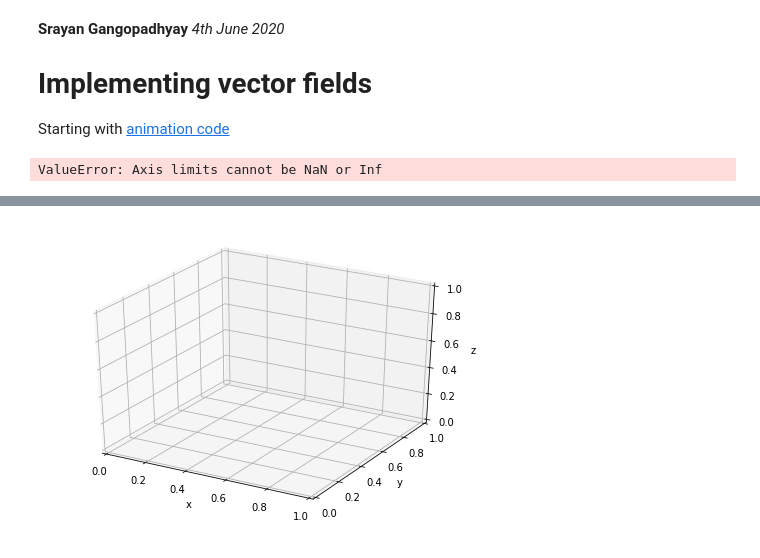
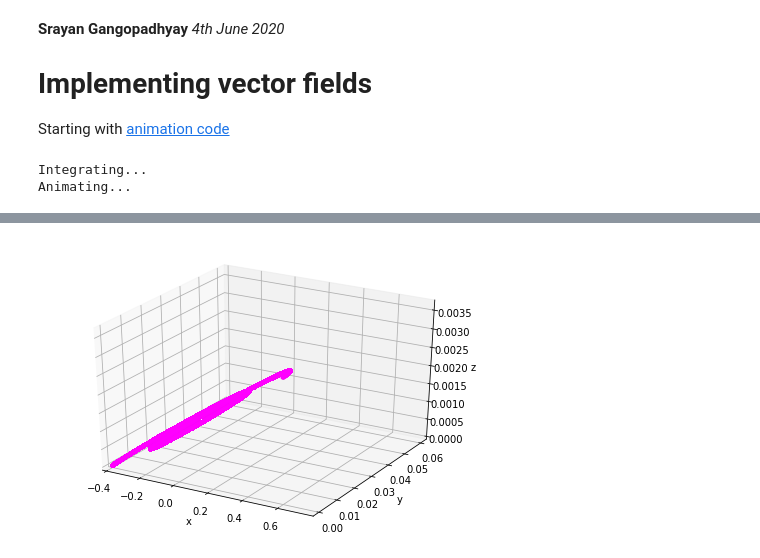
Before and after one commit to sgango/Y1-Project, a Jupyter notebook: ntbks/6_vecfields.ipynb, the cells around one changed output, grey strips where cells are left out. Saved outputs shown, nothing was run; the diff lists cells and outputs as text; code cells hidden in the pictures.

Commit message:
Improve efficiency of animation
 - Use funcAnimation instead of celluloid (more efficient)
 - Use stronger mag. field
 - Use much smaller step size and smaller end point

```diff
--- a/ntbks/6_vecfields.ipynb
+++ b/ntbks/6_vecfields.ipynb
@@ -15,18 +15,18 @@ Srayan Gangopadhyay
 import numpy as np
 import matplotlib.pyplot as plt
 from mpl_toolkits.mplot3d import Axes3D
-from celluloid import Camera  # easy animation module
+import matplotlib.animation as animation
 from IPython.display import HTML  # to display in notebook
 
 # PARAMETERS
-r0 = [0, 0, 0]  # initial position
-v0 = [0/75e8, 0.75e8, 0]  # initial velocity
-B = [15e-6, 25e-6, 0]  # magnetic field
-E = [50, 75, 25]  # electric field
+r0 = [-0.4, 0, 0]  # initial position
+v0 = [8e5, 8e5, 1e4]  # initial velocity
+B = [0, 0, 0.8]  # magnetic field
+E = [0, 2.5e6, 0]  # electric field
 q, m = 1.6e-19, 1.67e-27  # charge, mass
-h = 0.5  # step size
-end = 100  # t-value to stop integration
-size = [100,100,100]  # simulation dimensions
+h = 1.3e-10  # step size
+end = h * 2840  # t-value to stop integration
+size = [10,10,10]  # simulation dimensions
 
 def lorentz(vel):  # returns acceleration
     return (q/m)*(E+np.cross(vel, B))
@@ -65,7 +65,7 @@ def rk4(func, init1, init2, h, end):
         new_r = r[:,i] + (k1r + 2*k2r + 2*k3r + k4r) / 6
         new_v = v[:,i] + (k1v + 2*k2v + 2*k3v + k4v) / 6
 
-        if (new_r[0] < size[0]*-0.5):
+        if (new_r[0] < size[0]*-0.5):  # stop particle leaving box
             new_r[0] += size[0]
         if (new_r[0] >= size[0]*0.5):
             new_r[0] -= size[0]
@@ -84,11 +84,16 @@ def rk4(func, init1, init2, h, end):
         v[:,i+1] = new_v
     return r
 
+print("Integrating...")
 r = rk4(lorentz, r0, v0, h, end)
 
 fig = plt.figure()
-# camera = Camera(fig)  # set up the 'camera' on the figure
 ax = Axes3D(fig)
+
+def animate(k):
+    interv = 10*k
+    ax.plot3D(r[0, :interv], r[1, :interv], r[2, :interv], '.', color='magenta')
+
 ax.set_xlabel('x')
 ax.set_ylabel('y')
 ax.set_zlabel('z')
@@ -96,15 +101,9 @@ ax.set_xlim3d(np.amin(r[0]), np.amax(r[0]))  # auto-scale axes
 ax.set_ylim3d(np.amin(r[1]), np.amax(r[1]))
 ax.set_zlim3d(np.amin(r[2]), np.amax(r[2]))
 
-# for i in range(r.shape[1]):
-    # plot data up to ith column and take snapshot
-#     ax.plot3D(r[0, :i], r[1, :i], r[2, :i], '.', color='magenta')
-#     camera.snap()
-
-# animation = camera.animate(interval=20, blit=True)
-# HTML(animation.to_html5_video())
-
-ax.plot3D(r[0], r[1], r[2], '.')
-plt.show()
+print("Animating...")
+animation = animation.FuncAnimation(fig, animate, frames=100, interval=40, blit=False, repeat=False)
+HTML(animation.to_html5_video())
 # %% [output]
-ValueError: Axis limits cannot be NaN or Inf
+Integrating...
+Animating...
@@ -111 +111 @@ ValueError: Axis limits cannot be NaN or Inf
-[figure, old version]
+[figure, new version]
```
Also changed, not shown: parts of 1 cell of this notebook.
